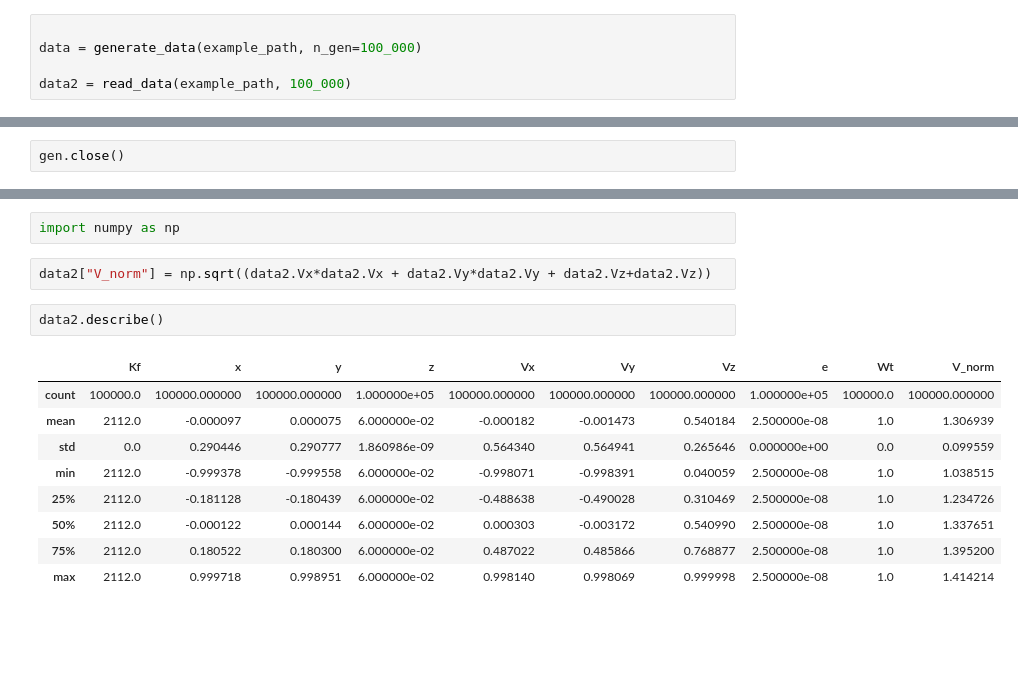
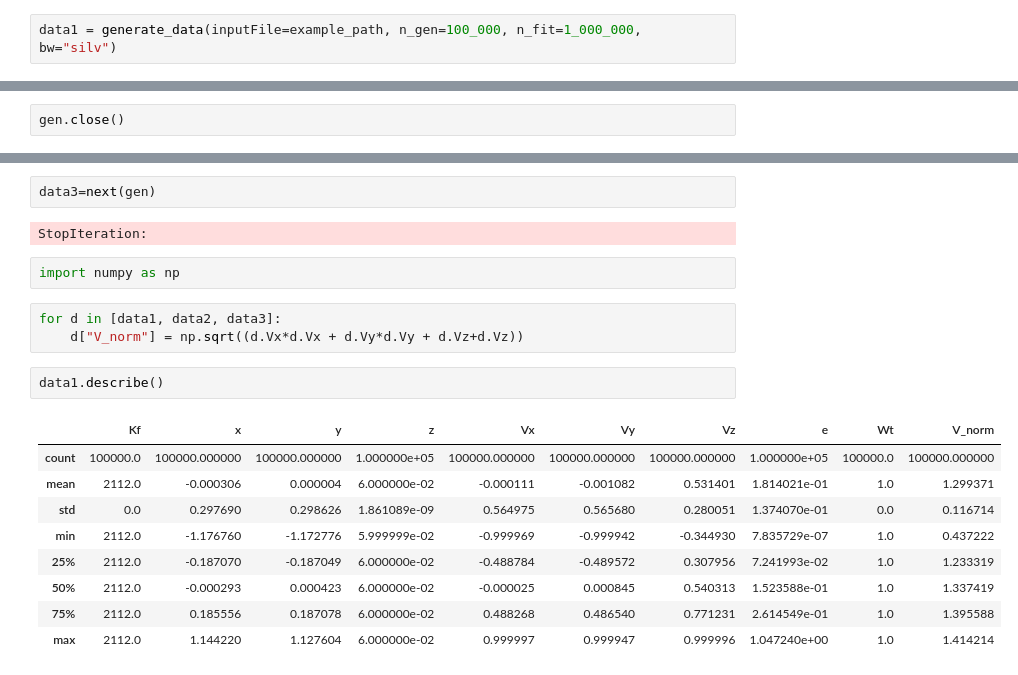
Before and after one commit to Dutingegabl/Brightify, a Jupyter notebook: kds_experimenting.ipynb, the cells around one changed output, grey strips where cells are left out. Drawn from its saved outputs; the diff is of its cells as text; blank space fills up the shorter version.

```diff
--- a/kds_experimenting.ipynb
+++ b/kds_experimenting.ipynb
@@ -761,10 +761,7 @@ def generate_data(
 # %%
 example_path = "./examples/uniform/output.mcpl.gz"
 # %%
-
-data = generate_data(example_path, n_gen=100_000)
-
-data2 = read_data(example_path, 100_000)
+data1 = generate_data(inputFile=example_path, n_gen=100_000, n_fit=1_000_000, bw="silv")
 # %% [output]
 Using existing file /home/jhonal/Brightify/examples/uniform/output.mcpl.gz
 sum_weights = 21580959.0
@@ -838,16 +825,21 @@ data2.describe()
+# %%
+data3=next(gen)
+# %% [output]
+StopIteration:
 # %%
 import numpy as np
 # %%
-data2["V_norm"] = np.sqrt((data2.Vx*data2.Vx + data2.Vy*data2.Vy + data2.Vz+data2.Vz))
+for d in [data1, data2, data3]:
+    d["V_norm"] = np.sqrt((d.Vx*d.Vx + d.Vy*d.Vy + d.Vz+d.Vz))
 # %%
-data2.describe()
+data1.describe()
 # %% [output]
 |  | Kf | x | y | z | Vx | Vy | Vz | e | Wt | V_norm |
 | count | 100000.0 | 100000.000000 | 100000.000000 | 1.000000e+05 | 100000.000000 | 100000.000000 | 100000.000000 | 1.000000e+05 | 100000.0 | 100000.000000 |
-| mean | 2112.0 | -0.000097 | 0.000075 | 6.000000e-02 | -0.000182 | -0.001473 | 0.540184 | 2.500000e-08 | 1.0 | 1.306939 |
-| std | 0.0 | 0.290446 | 0.290777 | 1.860986e-09 | 0.564340 | 0.564941 | 0.265646 | 0.000000e+00 | 0.0 | 0.099559 |
-| min | 2112.0 | -0.999378 | -0.999558 | 6.000000e-02 | -0.998071 | -0.998391 | 0.040059 | 2.500000e-08 | 1.0 | 1.038515 |
-| 25% | 2112.0 | -0.181128 | -0.180439 | 6.000000e-02 | -0.488638 | -0.490028 | 0.310469 | 2.500000e-08 | 1.0 | 1.234726 |
-| 50% | 2112.0 | -0.000122 | 0.000144 | 6.000000e-02 | 0.000303 | -0.003172 | 0.540990 | 2.500000e-08 | 1.0 | 1.337651 |
-| 75% | 2112.0 | 0.180522 | 0.180300 | 6.000000e-02 | 0.487022 | 0.485866 | 0.768877 | 2.500000e-08 | 1.0 | 1.395200 |
-| max | 2112.0 | 0.999718 | 0.998951 | 6.000000e-02 | 0.998140 | 0.998069 | 0.999998 | 2.500000e-08 | 1.0 | 1.414214 |
+| mean | 2112.0 | -0.000306 | 0.000004 | 6.000000e-02 | -0.000111 | -0.001082 | 0.531401 | 1.814021e-01 | 1.0 | 1.299371 |
+| std | 0.0 | 0.297690 | 0.298626 | 1.861089e-09 | 0.564975 | 0.565680 | 0.280051 | 1.374070e-01 | 0.0 | 0.116714 |
+| min | 2112.0 | -1.176760 | -1.172776 | 5.999999e-02 | -0.999969 | -0.999942 | -0.344930 | 7.835729e-07 | 1.0 | 0.437222 |
+| 25% | 2112.0 | -0.187070 | -0.187049 | 6.000000e-02 | -0.488784 | -0.489572 | 0.307956 | 7.241993e-02 | 1.0 | 1.233319 |
+| 50% | 2112.0 | -0.000293 | 0.000423 | 6.000000e-02 | -0.000025 | 0.000845 | 0.540313 | 1.523588e-01 | 1.0 | 1.337419 |
+| 75% | 2112.0 | 0.185556 | 0.187078 | 6.000000e-02 | 0.488268 | 0.486540 | 0.771231 | 2.614549e-01 | 1.0 | 1.395588 |
+| max | 2112.0 | 1.144220 | 1.127604 | 6.000000e-02 | 0.999997 | 0.999947 | 0.999996 | 1.047240e+00 | 1.0 | 1.414214 |
```
Also changed, not shown: parts of 10 cells of this notebook.
